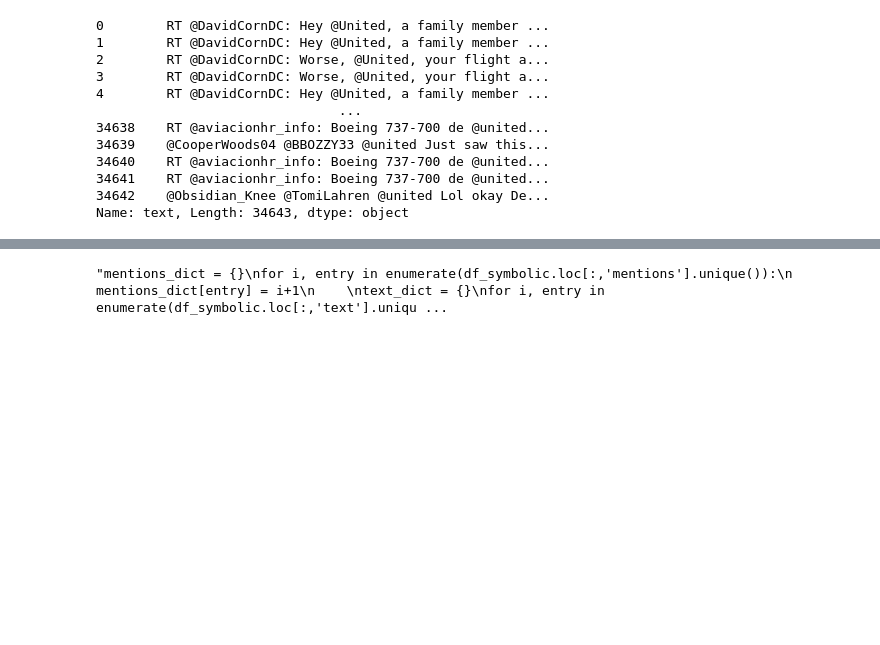
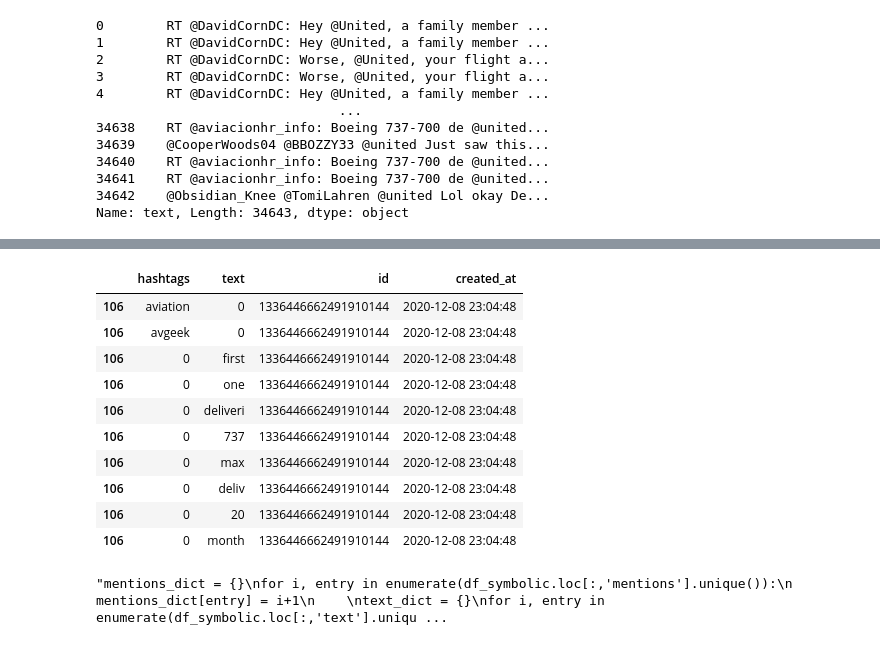
Before and after one commit to anton164/fall-spec, a Jupyter notebook: jupyter_notebooks/parse_json_table.ipynb, the cells around one changed output, grey strips where cells are left out. Saved outputs shown, nothing was run; the diff lists cells and outputs as text; code cells hidden in the pictures; blank space fills up the shorter version.

```diff
--- a/jupyter_notebooks/parse_json_table.ipynb
+++ b/jupyter_notebooks/parse_json_table.ipynb
@@ -78,3 +127,17 @@ df_label = df.loc[:, ['is_anomaly']]
+# %%
+processed_df[:10]
+# %% [output]
+|  | hashtags | text | id | created_at |
+| 106 | aviation | 0 | 1336446662491910144 | 2020-12-08 23:04:48 |
+| 106 | avgeek | 0 | 1336446662491910144 | 2020-12-08 23:04:48 |
+| 106 | 0 | first | 1336446662491910144 | 2020-12-08 23:04:48 |
+| 106 | 0 | one | 1336446662491910144 | 2020-12-08 23:04:48 |
+| 106 | 0 | deliveri | 1336446662491910144 | 2020-12-08 23:04:48 |
+| 106 | 0 | 737 | 1336446662491910144 | 2020-12-08 23:04:48 |
+| 106 | 0 | max | 1336446662491910144 | 2020-12-08 23:04:48 |
+| 106 | 0 | deliv | 1336446662491910144 | 2020-12-08 23:04:48 |
+| 106 | 0 | 20 | 1336446662491910144 | 2020-12-08 23:04:48 |
+| 106 | 0 | month | 1336446662491910144 | 2020-12-08 23:04:48 |
 # %%
 df_symbolic.loc[:,'hashtags'].unique()
 #df_symbolic.loc[:,'user_id'].unique()
```
Also changed, not shown: parts of 5 cells of this notebook, 8 other files.
